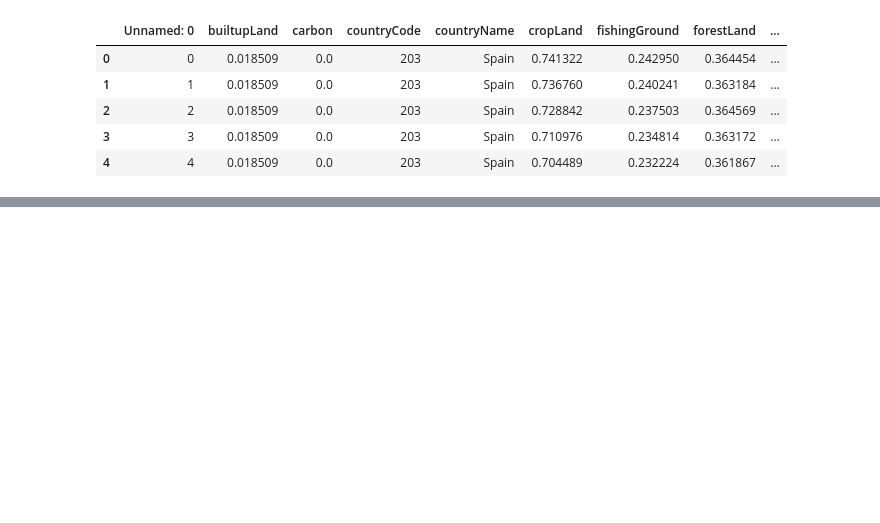
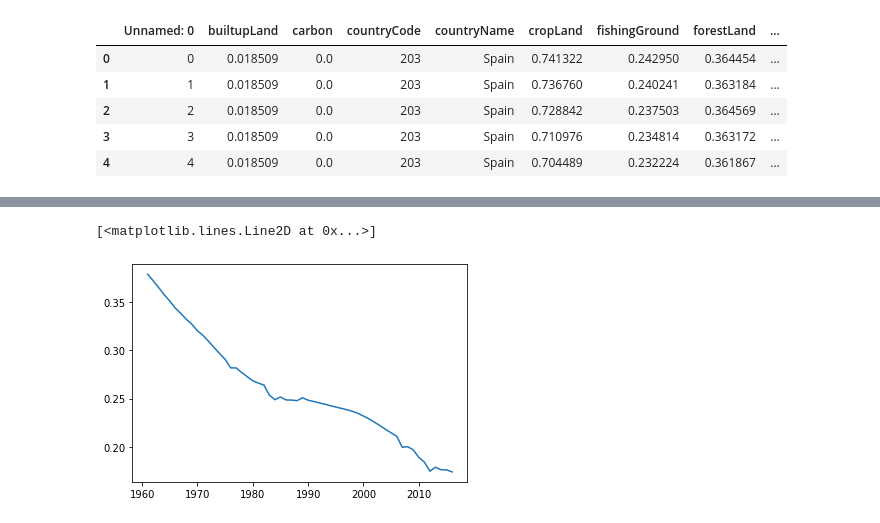
Before and after one commit to JavierLuna/data-labs, a Jupyter notebook: module-1/web-project/your-code/ecological_footprint.ipynb, the cells around one changed output, grey strips where cells are left out. Drawn from its saved outputs; the diff is of its cells as text; code cells hidden in the pictures; blank space fills up the shorter version.

```diff
--- a/module-1/web-project/your-code/ecological_footprint.ipynb
+++ b/module-1/web-project/your-code/ecological_footprint.ipynb
@@ -106,0 +188,5 @@ spain2.head()
+# %%
+plt.plot(spain2['year'][:56], spain2['grazingLand'][:56])
+# %% [output]
+[<matplotlib.lines.Line2D at 0x...>]
+[figure, added]
```
Also changed, not shown: parts of 15 cells of this notebook.
